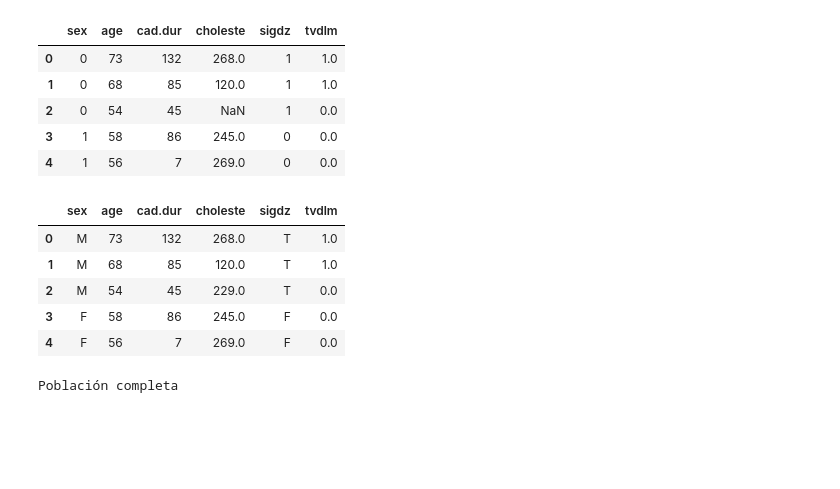
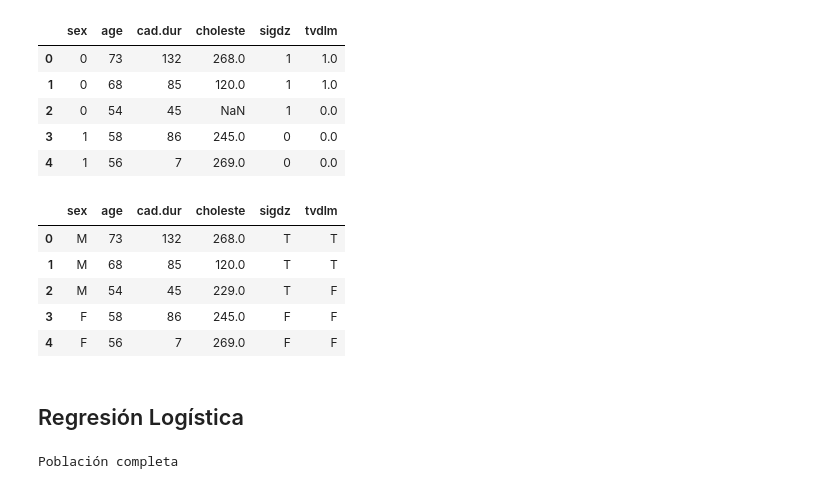
Before and after one commit to FelipeGorostiaga/MachineLearning, a Jupyter notebook: src/tp4/tp4.ipynb, the cells around one changed output. Saved outputs shown, nothing was run; the diff lists cells and outputs as text; code cells hidden in the pictures; blank space fills up the shorter version.

```diff
--- a/src/tp4/tp4.ipynb
+++ b/src/tp4/tp4.ipynb
@@ -16,27 +16,30 @@ df.head()
 # %%
 import numpy as np
 
 # Sanitize dataset
 result_column = 'sigdz'
 columns = ['sex', 'age', 'cad.dur', 'choleste', 'tvdlm']
-numeric_columns = ['age', 'cad.dur', 'choleste', 'tvdlm']
+numeric_columns = ['age', 'cad.dur', 'choleste']
 
 # Replace numeric value for `sigdz` with logical value
 df.replace({result_column: {1: 'T', 0: 'F'}}, inplace=True)
+df.replace({'tvdlm': {1: 'T', 0: 'F'}}, inplace=True)
 df.replace({'sex': {1: 'F', 0: 'M'}}, inplace=True)
 
 # Replace NaN occurrences with mean
 for column in numeric_columns:
     df.replace({column: {np.nan: int(df[column].mean())}}, inplace=True)
 
 df.head()
 # %% [output]
 |  | sex | age | cad.dur | choleste | sigdz | tvdlm |
-| 0 | M | 73 | 132 | 268.0 | T | 1.0 |
-| 1 | M | 68 | 85 | 120.0 | T | 1.0 |
-| 2 | M | 54 | 45 | 229.0 | T | 0.0 |
-| 3 | F | 58 | 86 | 245.0 | F | 0.0 |
-| 4 | F | 56 | 7 | 269.0 | F | 0.0 |
+| 0 | M | 73 | 132 | 268.0 | T | T |
+| 1 | M | 68 | 85 | 120.0 | T | T |
+| 2 | M | 54 | 45 | 229.0 | T | F |
+| 3 | F | 58 | 86 | 245.0 | F | F |
+| 4 | F | 56 | 7 | 269.0 | F | F |
+# %% [markdown]
+## Regresión Logística
 # %%
 from sklearn.model_selection import train_test_split
 
```
Also changed, not shown: parts of 12 cells of this notebook, 1 other file.
